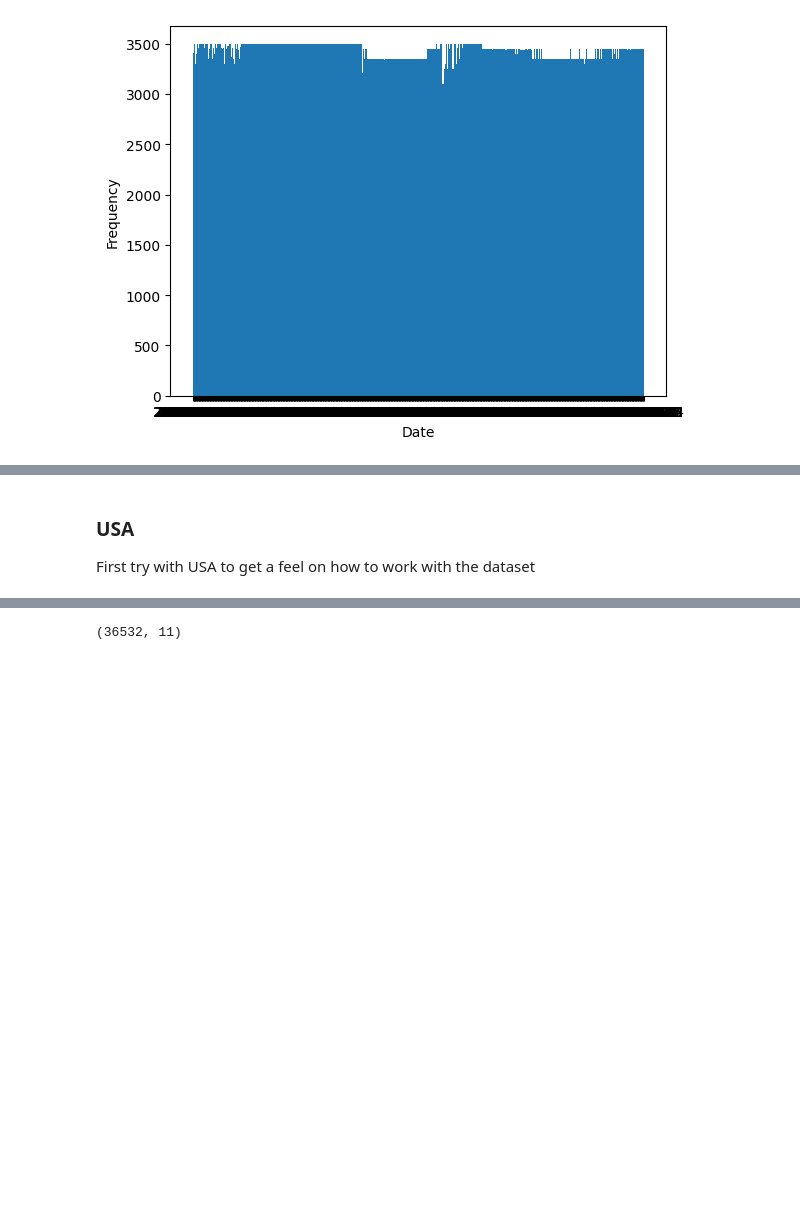
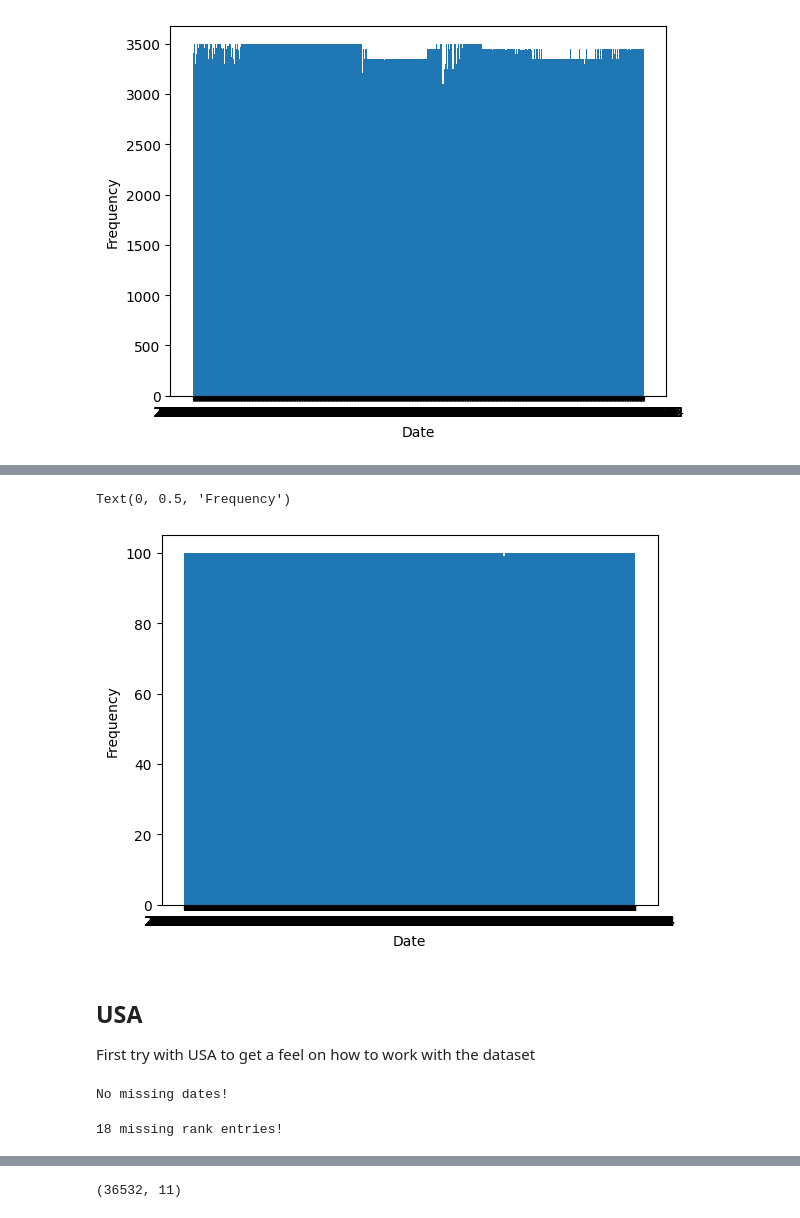
Before and after one commit to Falk358/data_science, a Jupyter notebook: project/exploratoryDataAnalysis.ipynb, the cells around one changed output, grey strips where cells are left out. Cells and saved outputs as stored; diff of their text form; code cells hidden in the pictures; blank space fills up the shorter version.

```diff
--- a/project/exploratoryDataAnalysis.ipynb
+++ b/project/exploratoryDataAnalysis.ipynb
@@ -79,3 +282,18 @@ Dataset looks to have no critical missing data in regards to rank and date.
+# %%
+plt.hist(df_billboard['date'], bins=df_billboard['date'].nunique())
+plt.xlabel("Date")
+plt.ylabel("Frequency")
+# %% [output]
+Text(0, 0.5, 'Frequency')
+[figure, added]
 # %% [markdown]
-### USA
+## USA
 First try with USA to get a feel on how to work with the dataset
+# %%
+checkMissingDates(df_viral50, 'United States', '2020-01-01', '2021-12-31')
+# %% [output]
+No missing dates!
+# %%
+checkMissingRanks(df_viral50, 'United States', 50)
+# %% [output]
+18 missing rank entries!
```
Also changed, not shown: parts of 25 cells of this notebook.
